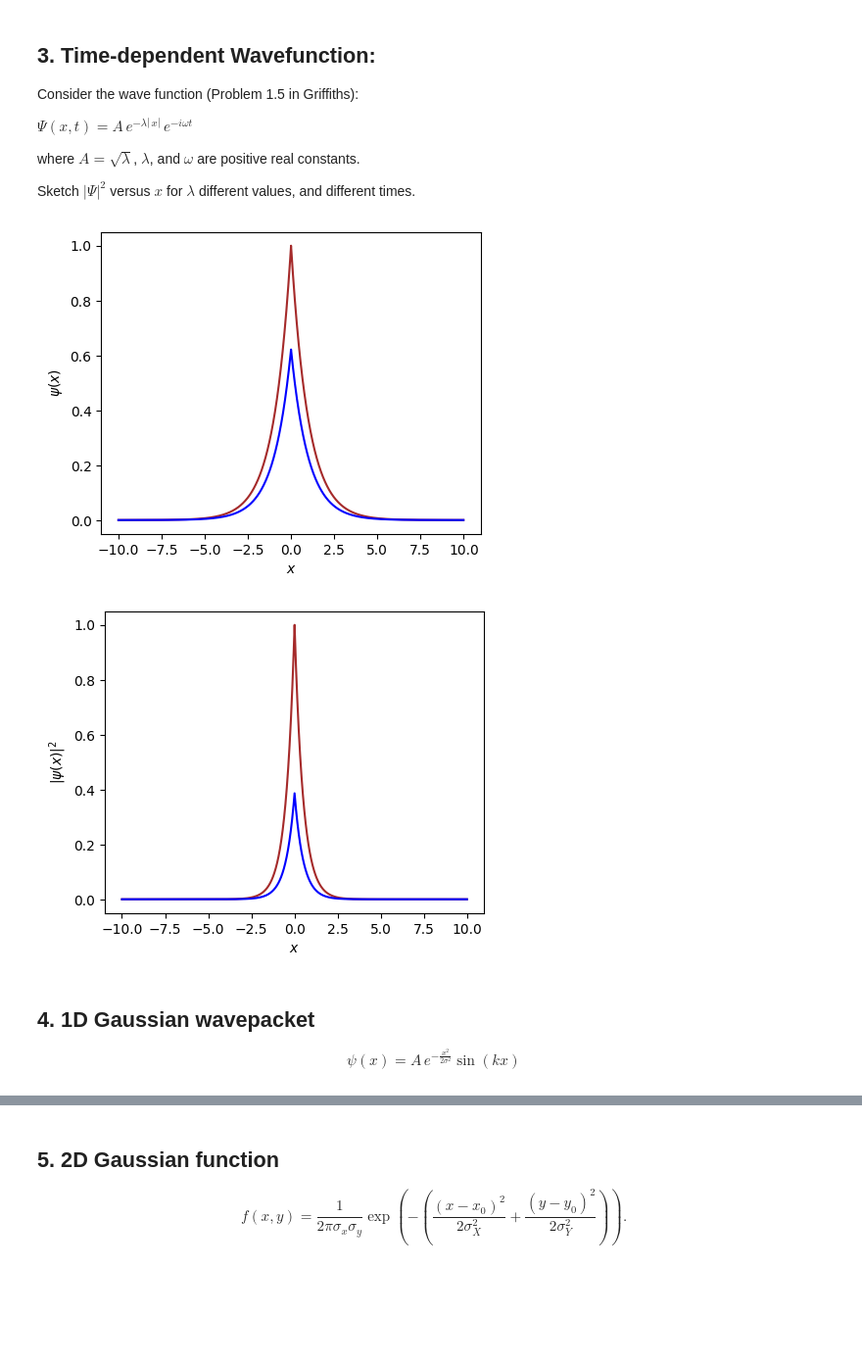
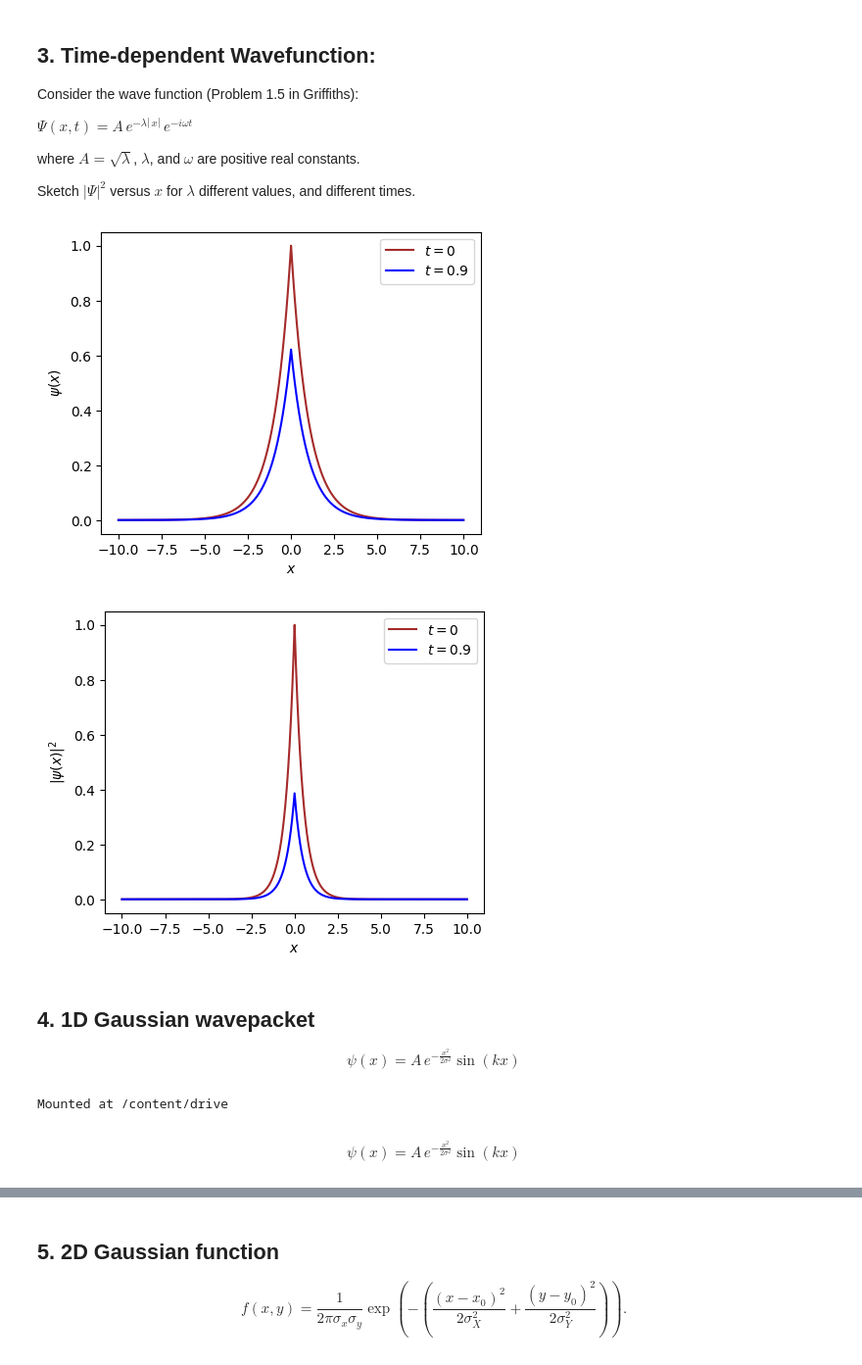
Before and after one commit to wbandabarragan/quantum-mechanics-1, a Jupyter notebook: python-resources/python_for_QM04.ipynb, the cells around one changed output, grey strips where cells are left out. Shown at 98% size. Saved outputs shown, nothing was run; the diff lists cells and outputs as text; code cells hidden in the pictures; blank space fills up the shorter version.

Commit message:
Updated using Colaboratory

```diff
--- a/python-resources/python_for_QM04.ipynb
+++ b/python-resources/python_for_QM04.ipynb
@@ -189,32 +189,44 @@ y_2 = psi_xt(l_1, w_1, x, t_2)
 # %%
 # Plotting
 
 plt.figure(figsize=(5,4))
 
-plt.plot(x, y, color = "brown")
-plt.plot(x, y_2, color = "blue")
+plt.plot(x, y, color = "brown", label = r"$t=0$")
+plt.plot(x, y_2, color = "blue", label = r"$t=0.9$")
 
 plt.xlabel(r"$x$")
 plt.ylabel(r"$\psi(x)$")
 
+plt.legend()
+
 plt.show()
 # %% [output]
-[figure, old version]
+[figure, new version]
 # %%
 # Plotting
 
 plt.figure(figsize=(5,4))
 
-plt.plot(x, y**2, color = "brown")
-plt.plot(x, y_2**2, color = "blue")
+plt.plot(x, y**2, color = "brown", label = r"$t=0$")
+plt.plot(x, y_2**2, color = "blue", label = r"$t=0.9$")
 
 plt.xlabel(r"$x$")
 plt.ylabel(r"$|\psi(x)|^2$")
 
+plt.legend()
+
 plt.show()
 # %% [output]
-[figure, old version]
+[figure, new version]
 # %% [markdown]
 ## **4. 1D Gaussian wavepacket**
 
 $$\psi(x) = A\,e^{-\frac{x^2}{2\sigma^2}}\sin(kx)$$
+# %%
+# Import drive
+
+from google.colab import drive
+
+drive.mount('/content/drive')
+# %% [output]
+Mounted at /content/drive
@@ -220,0 +235,3 @@ $$\psi(x) = A\,e^{-\frac{x^2}{2\sigma^2}}\sin(kx)$$
+# %% [markdown]
+
+$$\psi(x) = A\,e^{-\frac{x^2}{2\sigma^2}}\sin(kx)$$
```
Also changed, not shown: parts of 9 cells of this notebook.
